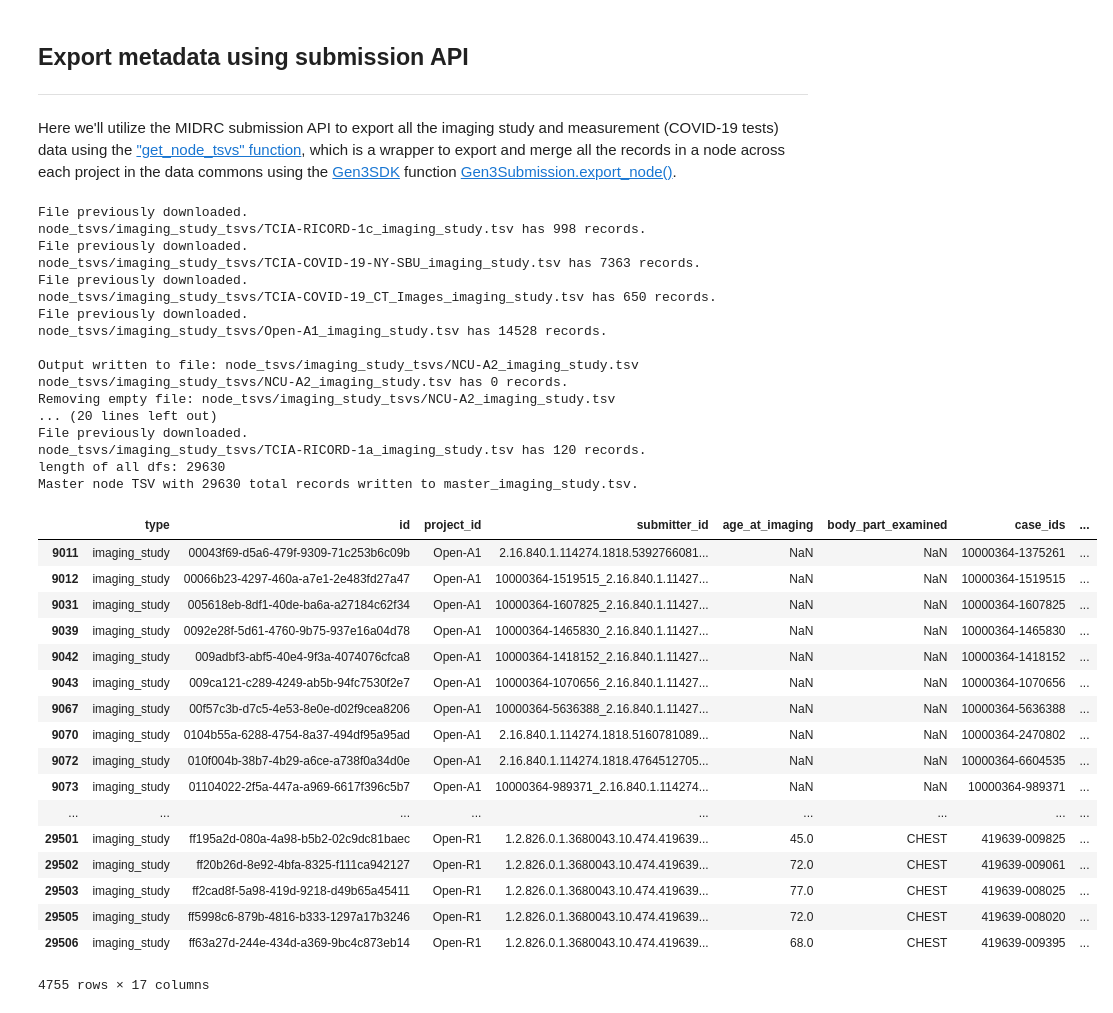
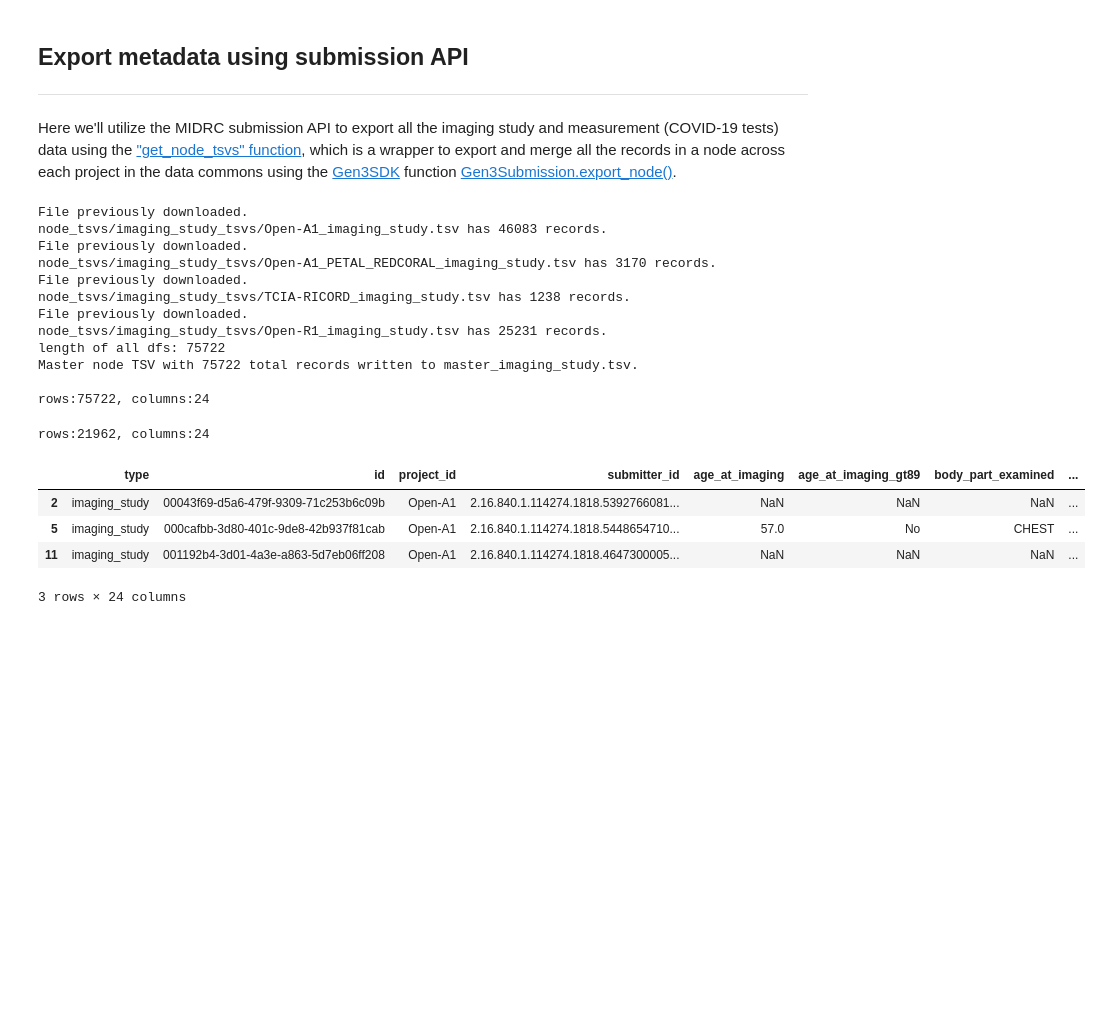
Before and after one commit to MIDRC/tutorial_notebooks, a Jupyter notebook: Cohort_Selection_Using_MIDRC_Temporal_COVID_Test_Data.ipynb, the cells around one changed output. Drawn from its saved outputs; the diff is of its cells as text; code cells hidden in the pictures; blank space fills up the shorter version.

```diff
--- a/Cohort_Selection_Using_MIDRC_Temporal_COVID_Test_Data.ipynb
+++ b/Cohort_Selection_Using_MIDRC_Temporal_COVID_Test_Data.ipynb
@@ -45,21 +36,23 @@ from gen3.index import Gen3Index
 from gen3.query import Gen3Query
 # %%
 # Import some custom Python scripts from personal GitHub repo
-home_dir = "/home/jovyan/pd"
-gen3_dir = "{}/gen3".format(home_dir)
-demo_dir = "{}/demos/Find_COVID_Positive_Imaging_Studies".format(home_dir)
-os.system('mkdir -p {}'.format(gen3_dir))
+# change these directory paths to reflect your local working directory
 
-os.system("wget https://raw.githubusercontent.com/cgmeyer/gen3sdk-python/master/expansion/expansion.py -O /home/jovyan/pd/gen3/expansion.py")
-%run /home/jovyan/pd/gen3/expansion.py
+home_dir = "/Users/christopher"
+demo_dir = "{}/Documents/Notes/MIDRC/tutorials".format(home_dir)
 
 os.chdir(demo_dir)
+
+os.system("wget https://raw.githubusercontent.com/cgmeyer/gen3sdk-python/master/expansion/expansion.py -O {}/expansion.py".format(demo_dir))
+%run expansion.py
 # %%
-# # Initiate instances of the Gen3 SDK Classes using credentials file uploaded. This is unnecessary with functioning WTS
-# api = 'https://data.midrc.org'
-# cred = '/home/jovyan/pd/gen3/midrc-credentials.json'
-# auth = Gen3Auth(api, refresh_file=cred) # authentication class
-# sub = Gen3Submission(api, auth) # submission class
-# query = Gen3Query(auth) # query class
-# exp = Gen3Expansion(api,auth,sub) # class with some custom scripts
-# exp.get_project_ids()
+# Initiate instances of the Gen3 SDK Classes using credentials file for authentication
+# Change the directory path in "cred" to reflect the location of your credentials file.
+
+api = "https://data.midrc.org"
+cred = "{}/Downloads/midrc-credentials.json".format(home_dir)
+auth = Gen3Auth(api, refresh_file=cred) # authentication class
+sub = Gen3Submission(api, auth) # submission class
+query = Gen3Query(auth) # query class
+exp = Gen3Expansion(api,auth,sub) # class with some custom scripts
+exp.get_project_ids()
@@ -104,45 +75,30 @@ Here we'll utilize the MIDRC submission API to export all the imaging study and
 # %%
 # Export all the records in the imaging_study node
 st = exp.get_node_tsvs(node='imaging_study')
+print('\nrows:{}, columns:{}'.format(st.shape[0],st.shape[1]))
 # %% [output]
 File previously downloaded.
-node_tsvs/imaging_study_tsvs/TCIA-RICORD-1c_imaging_study.tsv has 998 records.
+node_tsvs/imaging_study_tsvs/Open-A1_imaging_study.tsv has 46083 records.
 File previously downloaded.
-node_tsvs/imaging_study_tsvs/TCIA-COVID-19-NY-SBU_imaging_study.tsv has 7363 records.
+node_tsvs/imaging_study_tsvs/Open-A1_PETAL_REDCORAL_imaging_study.tsv has 3170 records.
 File previously downloaded.
-node_tsvs/imaging_study_tsvs/TCIA-COVID-19_CT_Images_imaging_study.tsv has 650 records.
+node_tsvs/imaging_study_tsvs/TCIA-RICORD_imaging_study.tsv has 1238 records.
 File previously downloaded.
-node_tsvs/imaging_study_tsvs/Open-A1_imaging_study.tsv has 14528 records.
+node_tsvs/imaging_study_tsvs/Open-R1_imaging_study.tsv has 25231 records.
+length of all dfs: 75722
+Master node TSV with 75722 total records written to master_imaging_study.tsv.
 
-Output written to file: node_tsvs/imaging_study_tsvs/NCU-A2_imaging_study.tsv
-node_tsvs/imaging_study_tsvs/NCU-A2_imaging_study.tsv has 0 records.
-Removing empty file: node_tsvs/imaging_study_tsvs/NCU-A2_imaging_study.tsv
-... (20 lines left out)
-File previously downloaded.
-node_tsvs/imaging_study_tsvs/TCIA-RICORD-1a_imaging_study.tsv has 120 records.
-length of all dfs: 29630
-Master node TSV with 29630 total records written to master_imaging_study.tsv.
+rows:75722, columns:24
 # %%
 # Filter the imaging_study data for only studies that have a non-null "days_to_study" and "DX" study_modality
 s = st.loc[(~st['days_to_study'].isna()) & (st['study_modality']=='DX')]
-s
+print('rows:{}, columns:{}'.format(s.shape[0],s.shape[1]))
+s.head(3)
 # %% [output]
+rows:21962, columns:24
-|  | type | id | project_id | submitter_id | age_at_imaging | body_part_examined | case_ids | ... |
-| 9011 | imaging_study | 00043f69-d5a6-479f-9309-71c253b6c09b | Open-A1 | 2.16.840.1.114274.1818.5392766081... | NaN | NaN | 10000364-1375261 | ... |
-| 9012 | imaging_study | 00066b23-4297-460a-a7e1-2e483fd27a47 | Open-A1 | 10000364-1519515_2.16.840.1.11427... | NaN | NaN | 10000364-1519515 | ... |
-| 9031 | imaging_study | 005618eb-8df1-40de-ba6a-a27184c62f34 | Open-A1 | 10000364-1607825_2.16.840.1.11427... | NaN | NaN | 10000364-1607825 | ... |
-| 9039 | imaging_study | 0092e28f-5d61-4760-9b75-937e16a04d78 | Open-A1 | 10000364-1465830_2.16.840.1.11427... | NaN | NaN | 10000364-1465830 | ... |
-| 9042 | imaging_study | 009adbf3-abf5-40e4-9f3a-4074076cfca8 | Open-A1 | 10000364-1418152_2.16.840.1.11427... | NaN | NaN | 10000364-1418152 | ... |
-| 9043 | imaging_study | 009ca121-c289-4249-ab5b-94fc7530f2e7 | Open-A1 | 10000364-1070656_2.16.840.1.11427... | NaN | NaN | 10000364-1070656 | ... |
-| 9067 | imaging_study | 00f57c3b-d7c5-4e53-8e0e-d02f9cea8206 | Open-A1 | 10000364-5636388_2.16.840.1.11427... | NaN | NaN | 10000364-5636388 | ... |
-| 9070 | imaging_study | 0104b55a-6288-4754-8a37-494df95a95ad | Open-A1 | 2.16.840.1.114274.1818.5160781089... | NaN | NaN | 10000364-2470802 | ... |
-| 9072 | imaging_study | 010f004b-38b7-4b29-a6ce-a738f0a34d0e | Open-A1 | 2.16.840.1.114274.1818.4764512705... | NaN | NaN | 10000364-6604535 | ... |
-| 9073 | imaging_study | 01104022-2f5a-447a-a969-6617f396c5b7 | Open-A1 | 10000364-989371_2.16.840.1.114274... | NaN | NaN | 10000364-989371 | ... |
-| ... | ... | ... | ... | ... | ... | ... | ... | ... |
-| 29501 | imaging_study | ff195a2d-080a-4a98-b5b2-02c9dc81baec | Open-R1 | 1.2.826.0.1.3680043.10.474.419639... | 45.0 | CHEST | 419639-009825 | ... |
-| 29502 | imaging_study | ff20b26d-8e92-4bfa-8325-f111ca942127 | Open-R1 | 1.2.826.0.1.3680043.10.474.419639... | 72.0 | CHEST | 419639-009061 | ... |
-| 29503 | imaging_study | ff2cad8f-5a98-419d-9218-d49b65a45411 | Open-R1 | 1.2.826.0.1.3680043.10.474.419639... | 77.0 | CHEST | 419639-008025 | ... |
-| 29505 | imaging_study | ff5998c6-879b-4816-b333-1297a17b3246 | Open-R1 | 1.2.826.0.1.3680043.10.474.419639... | 72.0 | CHEST | 419639-008020 | ... |
-| 29506 | imaging_study | ff63a27d-244e-434d-a369-9bc4c873eb14 | Open-R1 | 1.2.826.0.1.3680043.10.474.419639... | 68.0 | CHEST | 419639-009395 | ... |
+|  | type | id | project_id | submitter_id | age_at_imaging | age_at_imaging_gt89 | body_part_examined | ... |
+| 2 | imaging_study | 00043f69-d5a6-479f-9309-71c253b6c09b | Open-A1 | 2.16.840.1.114274.1818.5392766081... | NaN | NaN | NaN | ... |
+| 5 | imaging_study | 000cafbb-3d80-401c-9de8-42b937f81cab | Open-A1 | 2.16.840.1.114274.1818.5448654710... | 57.0 | No | CHEST | ... |
+| 11 | imaging_study | 001192b4-3d01-4a3e-a863-5d7eb06ff208 | Open-A1 | 2.16.840.1.114274.1818.4647300005... | NaN | NaN | NaN | ... |
-4755 rows × 17 columns
+3 rows × 24 columns
 # %%
```
Also changed, not shown: parts of 52 cells of this notebook, 4 other files.
